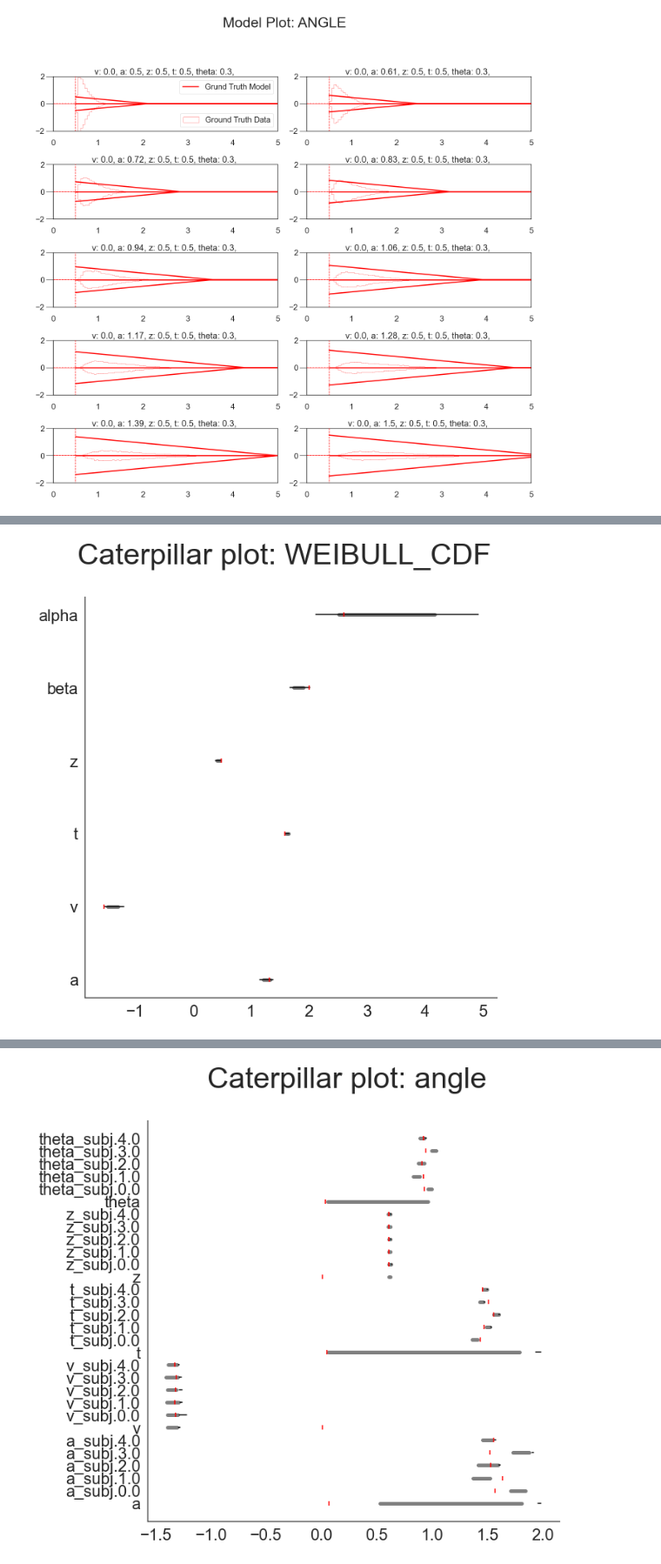
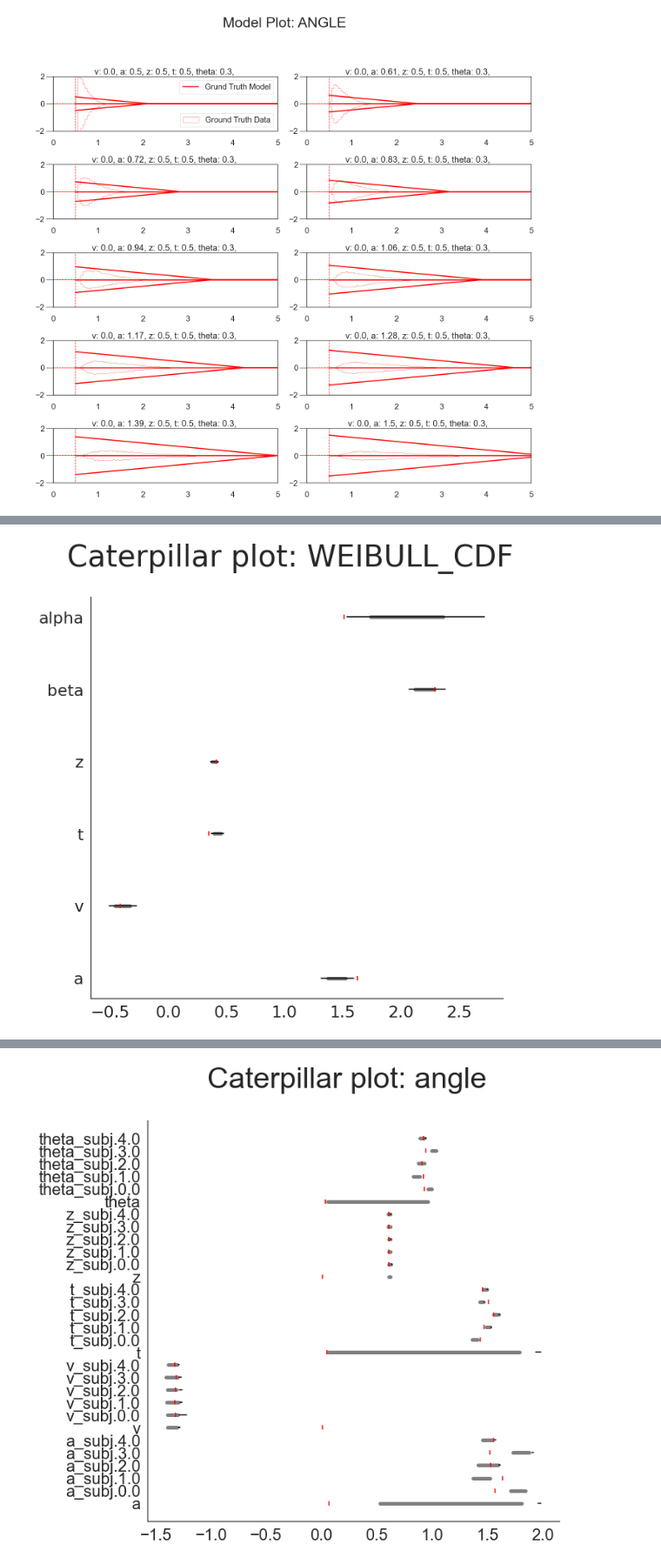
Before and after one commit to AlexanderFengler/hddmnn_tutorial, a Jupyter notebook: ddm_variants_exploration.ipynb, the cells around one changed output, grey strips where cells are left out. Shown at 87% size. Saved outputs shown, nothing was run; the diff lists cells and outputs as text; code cells hidden in the pictures.

```diff
--- a/ddm_variants_exploration.ipynb
+++ b/ddm_variants_exploration.ipynb
@@ -128,12 +302,2 @@ model_plot(ground_truths = angle_params.values,
 # %%
 # TODO: PREPEND ANGLE EQUIVALENT PART
-# %%
-# Generating some data
-weibull_params = make_parameter_sets(model = 'weibull_cdf',
-                                     n_parameter_sets = 1)
-
-simulations = simulator(theta = weibull_params.values[0],
-                        model = 'weibull_cdf',
-                        n_samples = 1000)
-
-hddm_data_single_subject_weibull = hddm_preprocess(simulations)
@@ -144,0 +309,6 @@ weibull_params
+# %%
+# Load in the data
+loadin = pickle.load(open('single_subject_weibull_n_1000.pickle', 'rb'))
+weibull_params_s = loadin[1]
+weibull_trace_s = loadin[0]
+weibull_dataset_s = loadin[2]
@@ -184,9 +381,9 @@ array([[-1.54433307,  1.32032448,  0.48126736,  1.58360909,  2.61019989,
 # %%
 # Caterpillar Plot: (Parameters recovered ok?)
-caterpillar_plot(posterior_samples = hddm_model_single_subject.get_traces(),
+caterpillar_plot(posterior_samples = weibull_trace_s,
                  ground_truths = weibull_params.values[0],
                  model = 'weibull_cdf',
                  datatype = 'single_subject',
                  drop_sd = True)
 # %% [output]
-[figure, old version]
+[figure, new version]
```
Also changed, not shown: parts of 73 cells of this notebook, 9 other files.
